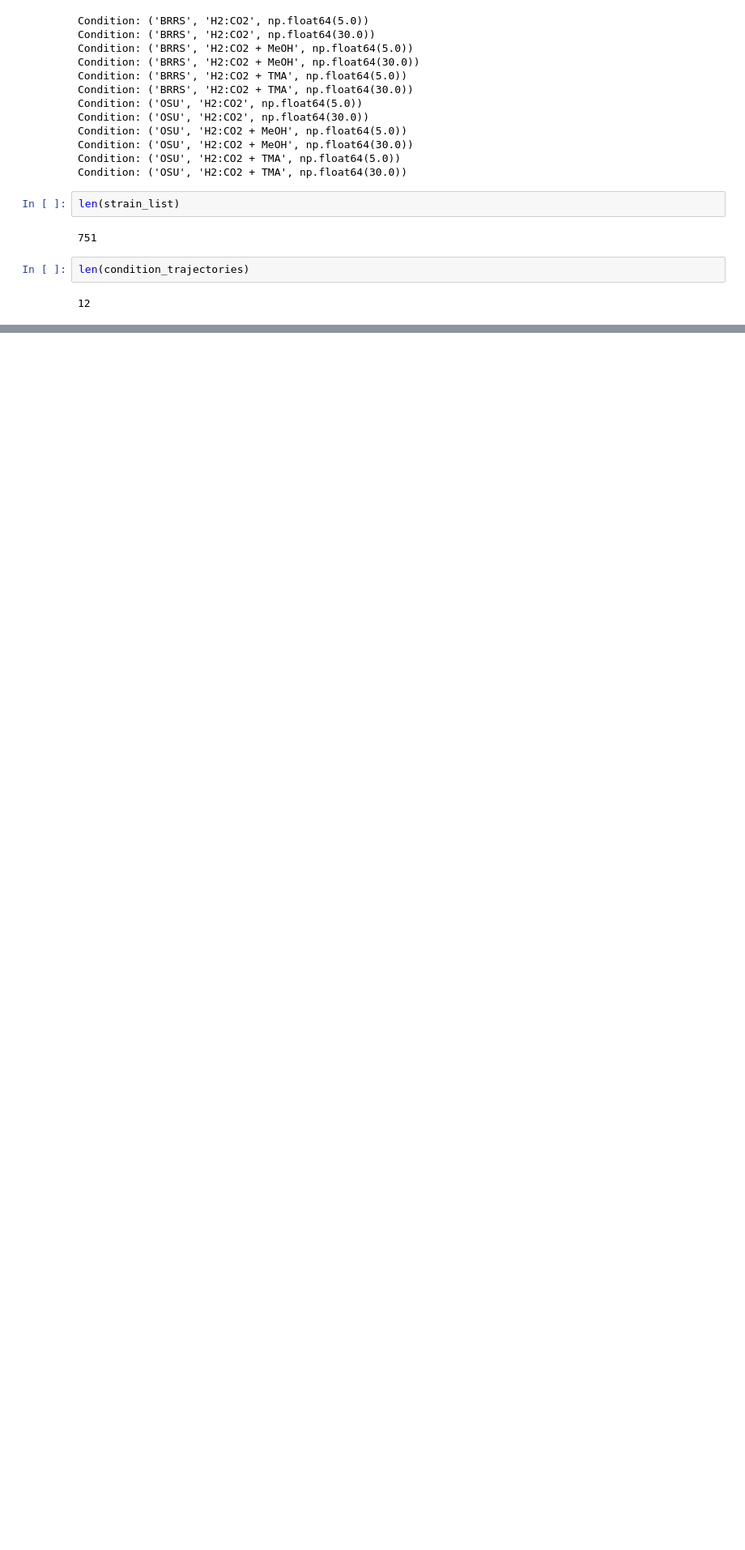
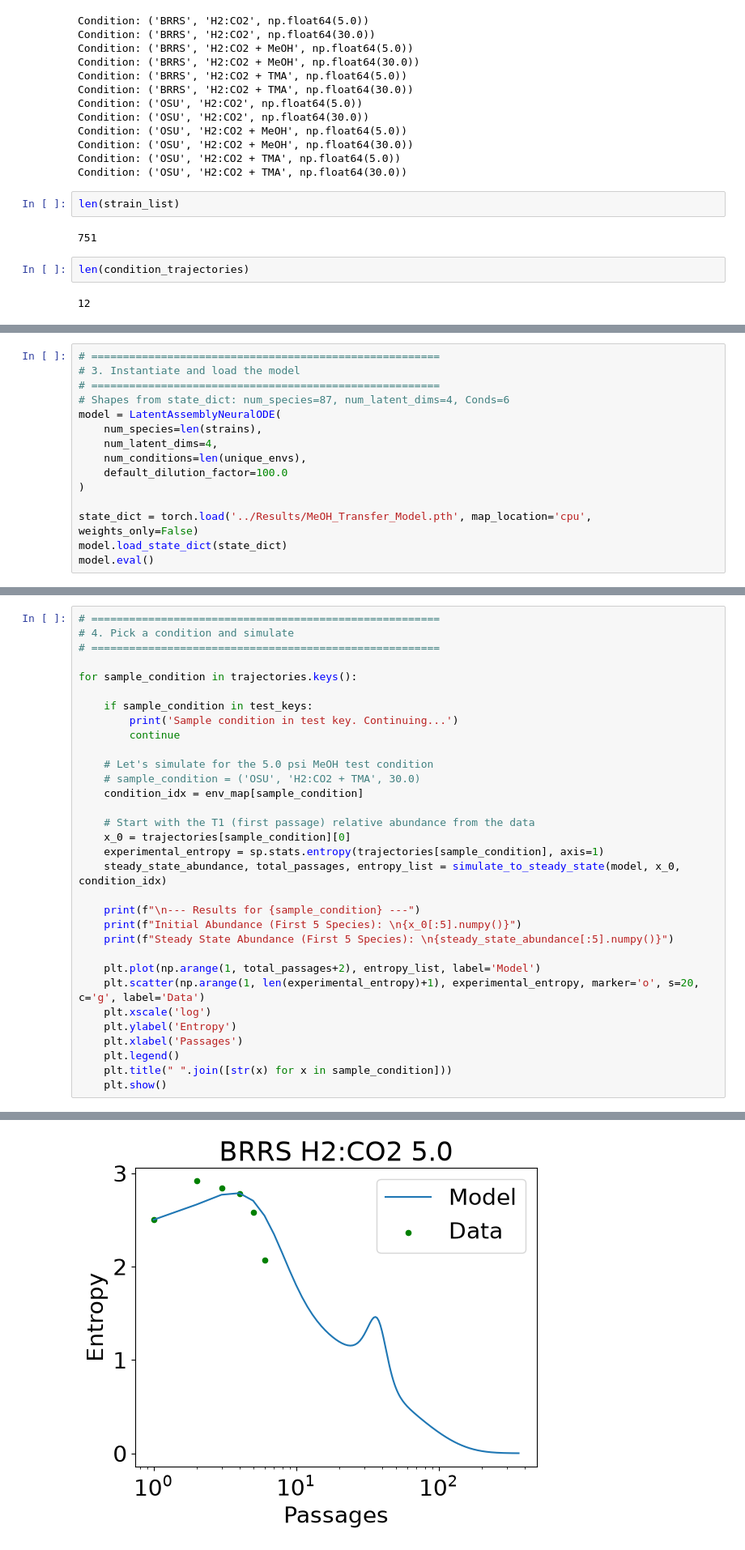
Before and after one commit to karthikvasan99/SerialDilutionModel, a Jupyter notebook: Notebooks/German_data_exploration.ipynb, the cells around one changed output, grey strips where cells are left out. Shown at 81% size. Cells and saved outputs as stored; diff of their text form; blank space fills up the shorter version.

Commit message:
Added steady state exploration for ODE model

```diff
--- a/Notebooks/German_data_exploration.ipynb
+++ b/Notebooks/German_data_exploration.ipynb
@@ -143,0 +211,15 @@ len(condition_trajectories)
+# %%
+# =======================================================
+# 3. Instantiate and load the model
+# =======================================================
+# Shapes from state_dict: num_species=87, num_latent_dims=4, Conds=6
+model = LatentAssemblyNeuralODE(
+    num_species=len(strains),
+    num_latent_dims=4,
+    num_conditions=len(unique_envs),
+    default_dilution_factor=100.0
+)
+
+state_dict = torch.load('../Results/MeOH_Transfer_Model.pth', map_location='cpu', weights_only=False)
+model.load_state_dict(state_dict)
+model.eval()
@@ -143,0 +230,33 @@ len(condition_trajectories)
+# %%
+# =======================================================
+# 4. Pick a condition and simulate
+# =======================================================
+
+for sample_condition in trajectories.keys():
+
+    if sample_condition in test_keys:
+        print('Sample condition in test key. Continuing...')
+        continue
+
+    # Let's simulate for the 5.0 psi MeOH test condition
+    # sample_condition = ('OSU', 'H2:CO2 + TMA', 30.0)
+    condition_idx = env_map[sample_condition]
+
+    # Start with the T1 (first passage) relative abundance from the data
+    x_0 = trajectories[sample_condition][0]
+    experimental_entropy = sp.stats.entropy(trajectories[sample_condition], axis=1)
+    steady_state_abundance, total_passages, entropy_list = simulate_to_steady_state(model, x_0, condition_idx)
+
+    print(f"\n--- Results for {sample_condition} ---")
+    print(f"Initial Abundance (First 5 Species): \n{x_0[:5].numpy()}")
+    print(f"Steady State Abundance (First 5 Species): \n{steady_state_abundance[:5].numpy()}")
+
+    plt.plot(np.arange(1, total_passages+2), entropy_list, label='Model')
+    plt.scatter(np.arange(1, len(experimental_entropy)+1), experimental_entropy, marker='o', s=20, c='g', label='Data')
+    plt.xscale('log')
+    plt.ylabel('Entropy')
+    plt.xlabel('Passages')
+    plt.legend()
+    plt.title(" ".join([str(x) for x in sample_condition]))
+    plt.show()
+# %% [output]
@@ -143,0 +270 @@ len(condition_trajectories)
+[figure, added]
```
Also changed, not shown: parts of 8 cells of this notebook.
